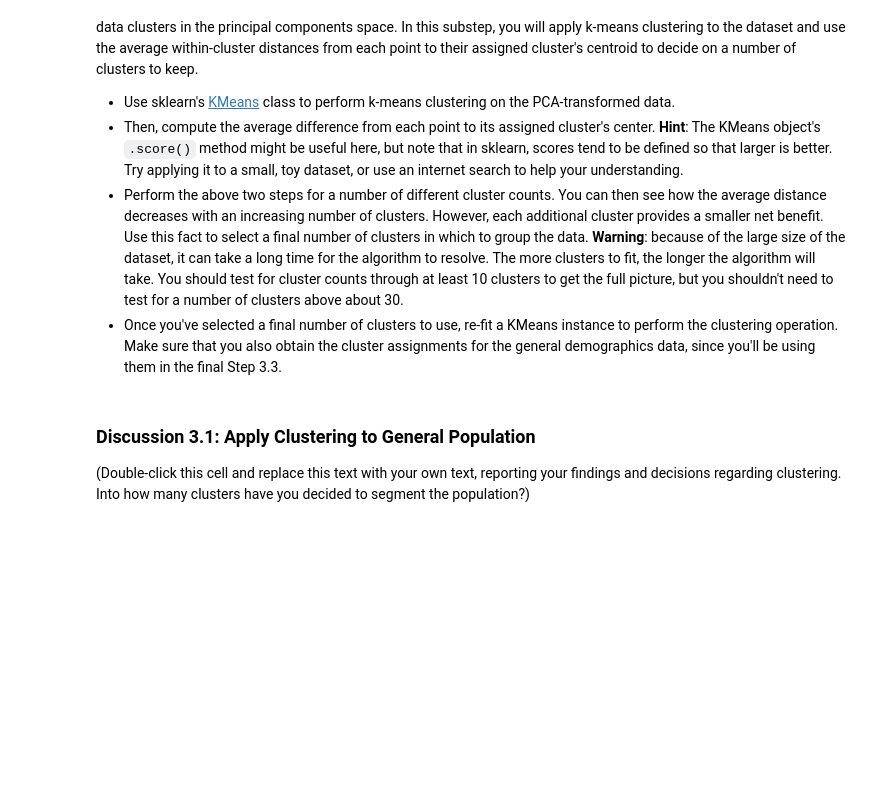
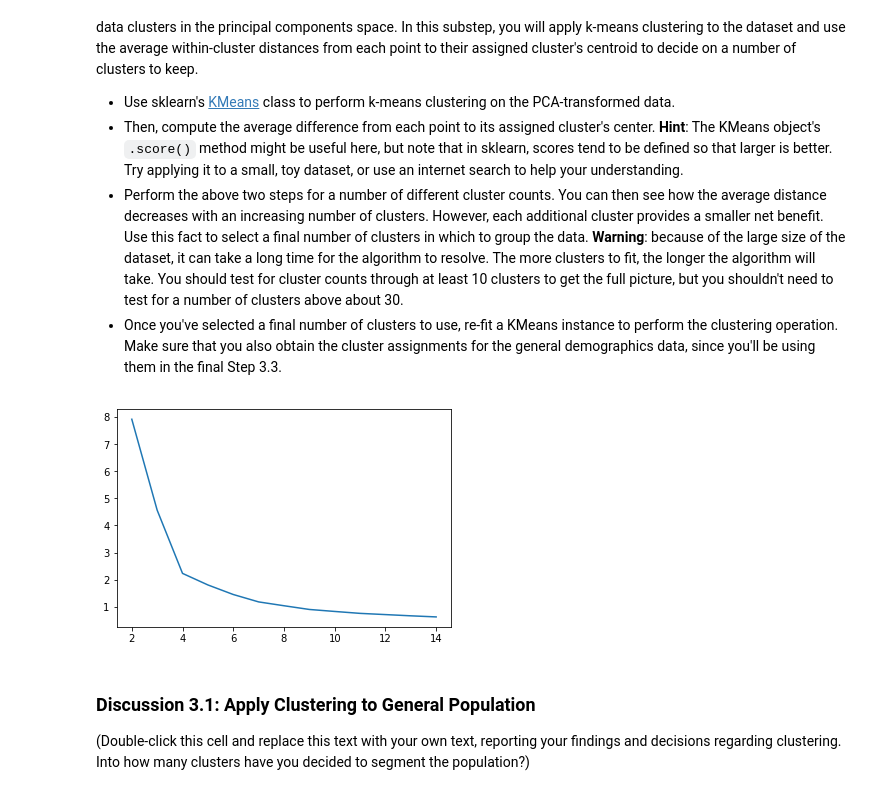
Before and after one commit to buncem/identify-customer-segments, a Jupyter notebook: Identify_Customer_Segments.ipynb, the cells around one changed output. Saved outputs shown, nothing was run; the diff lists cells and outputs as text; code cells hidden in the pictures; blank space fills up the shorter version.

```diff
--- a/Identify_Customer_Segments.ipynb
+++ b/Identify_Customer_Segments.ipynb
@@ -771,7 +837,11 @@ You've assessed and cleaned the demographics data, then scaled and transformed t
 - Once you've selected a final number of clusters to use, re-fit a KMeans instance to perform the clustering operation. Make sure that you also obtain the cluster assignments for the general demographics data, since you'll be using them in the final Step 3.3.
 # %%
 # Over a number of different cluster counts...
-
+scores =[]
+cleaner_transformed = pca.transform(cleaner_scaled)
+for n in range(2, 15):
+    kmeans = KMeans(n_clusters=n, random_state=42).fit(cleaner_transformed)
+    scores.append(-kmeans.score(cleaner_transformed)/len(cleaner_scaled))
 
     # run k-means clustering on the data and...
 
@@ -780,6 +850,9 @@ You've assessed and cleaned the demographics data, then scaled and transformed t
 # %%
 # Investigate the change in within-cluster distance across number of clusters.
 # HINT: Use matplotlib's plot function to visualize this relationship.
+plt.plot(range(2, 15), scores);
+# %% [output]
+[figure, added]
 # %%
 # Re-fit the k-means model with the selected number of clusters and obtain
 # cluster predictions for the general population demographics data.
```
Also changed, not shown: parts of 32 cells of this notebook.
